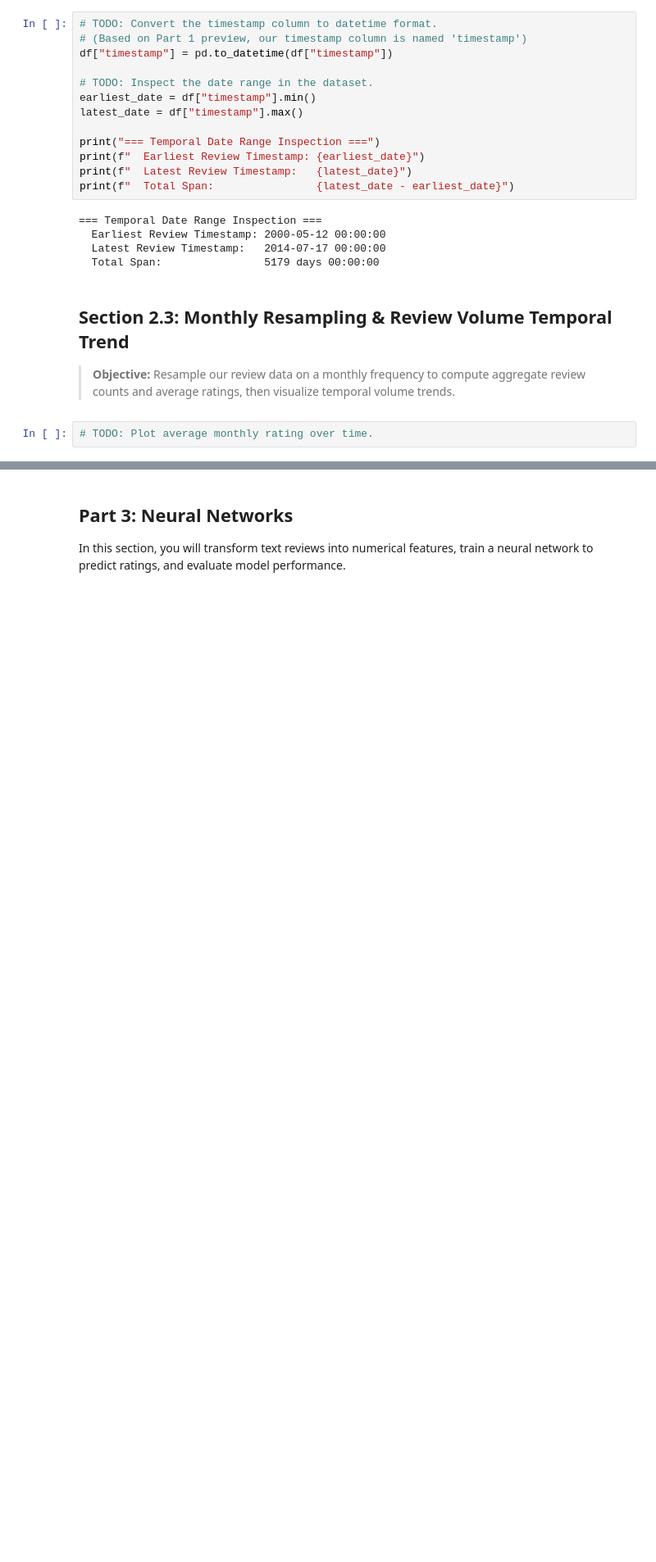
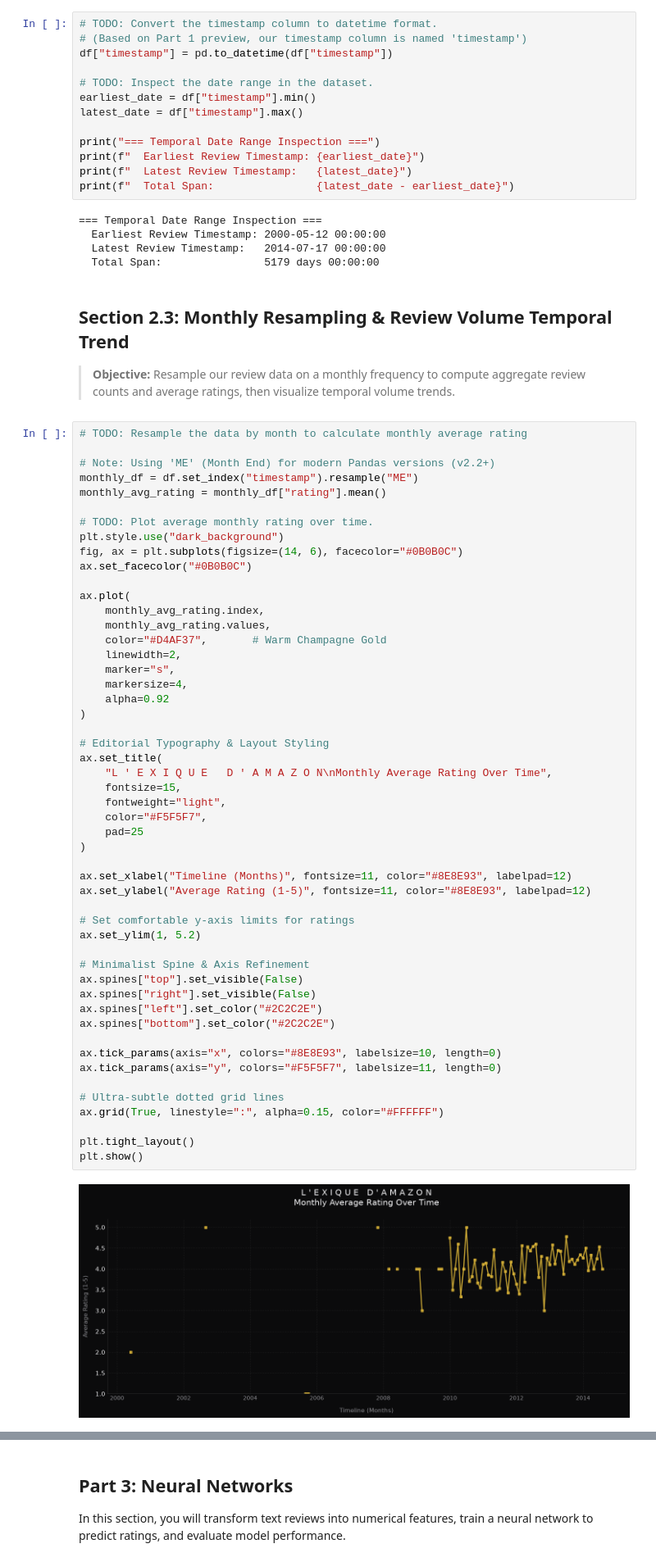
Before and after one commit to oliverkiplagat/dsc-nlp-timeseries-neural-networks-summative, a Jupyter notebook: C09_M08.ipynb, the cells around one changed output, grey strips where cells are left out. Shown at 82% size. Cells and saved outputs as stored; diff of their text form; blank space fills up the shorter version.

Commit message:
feat(nlp-timeseries): complete Part 1 NLP text processing, bigram analysis, and Part 2 time-series monthly resampling and 3-month rolling average visualizations

```diff
--- a/C09_M08.ipynb
+++ b/C09_M08.ipynb
@@ -521,4 +521,55 @@ print(f"  Total Span:                {latest_date - earliest_date}")
 
 > **Objective:** Resample our review data on a monthly frequency to compute aggregate review counts and average ratings, then visualize temporal volume trends.
 # %%
+# TODO: Resample the data by month to calculate monthly average rating
+
+# Note: Using 'ME' (Month End) for modern Pandas versions (v2.2+)
+monthly_df = df.set_index("timestamp").resample("ME")
+monthly_avg_rating = monthly_df["rating"].mean()
+
 # TODO: Plot average monthly rating over time.
+plt.style.use("dark_background")
+fig, ax = plt.subplots(figsize=(14, 6), facecolor="#0B0B0C")
+ax.set_facecolor("#0B0B0C")
+
+ax.plot(
+    monthly_avg_rating.index,
+    monthly_avg_rating.values,
+    color="#D4AF37",       # Warm Champagne Gold
+    linewidth=2,
+    marker="s",
+    markersize=4,
+    alpha=0.92
+)
+
+# Editorial Typography & Layout Styling
+ax.set_title(
+    "L ' E X I Q U E   D ' A M A Z O N\nMonthly Average Rating Over Time",
+    fontsize=15,
+    fontweight="light",
+    color="#F5F5F7",
+    pad=25
+)
+
+ax.set_xlabel("Timeline (Months)", fontsize=11, color="#8E8E93", labelpad=12)
+ax.set_ylabel("Average Rating (1-5)", fontsize=11, color="#8E8E93", labelpad=12)
+
+# Set comfortable y-axis limits for ratings
+ax.set_ylim(1, 5.2)
+
+# Minimalist Spine & Axis Refinement
+ax.spines["top"].set_visible(False)
+ax.spines["right"].set_visible(False)
+ax.spines["left"].set_color("#2C2C2E")
+ax.spines["bottom"].set_color("#2C2C2E")
+
+ax.tick_params(axis="x", colors="#8E8E93", labelsize=10, length=0)
+ax.tick_params(axis="y", colors="#F5F5F7", labelsize=11, length=0)
+
+# Ultra-subtle dotted grid lines
+ax.grid(True, linestyle=":", alpha=0.15, color="#FFFFFF")
+
+plt.tight_layout()
+plt.show()
+# %% [output]
+[figure, added]
```
Also changed, not shown: parts of 4 cells of this notebook.
